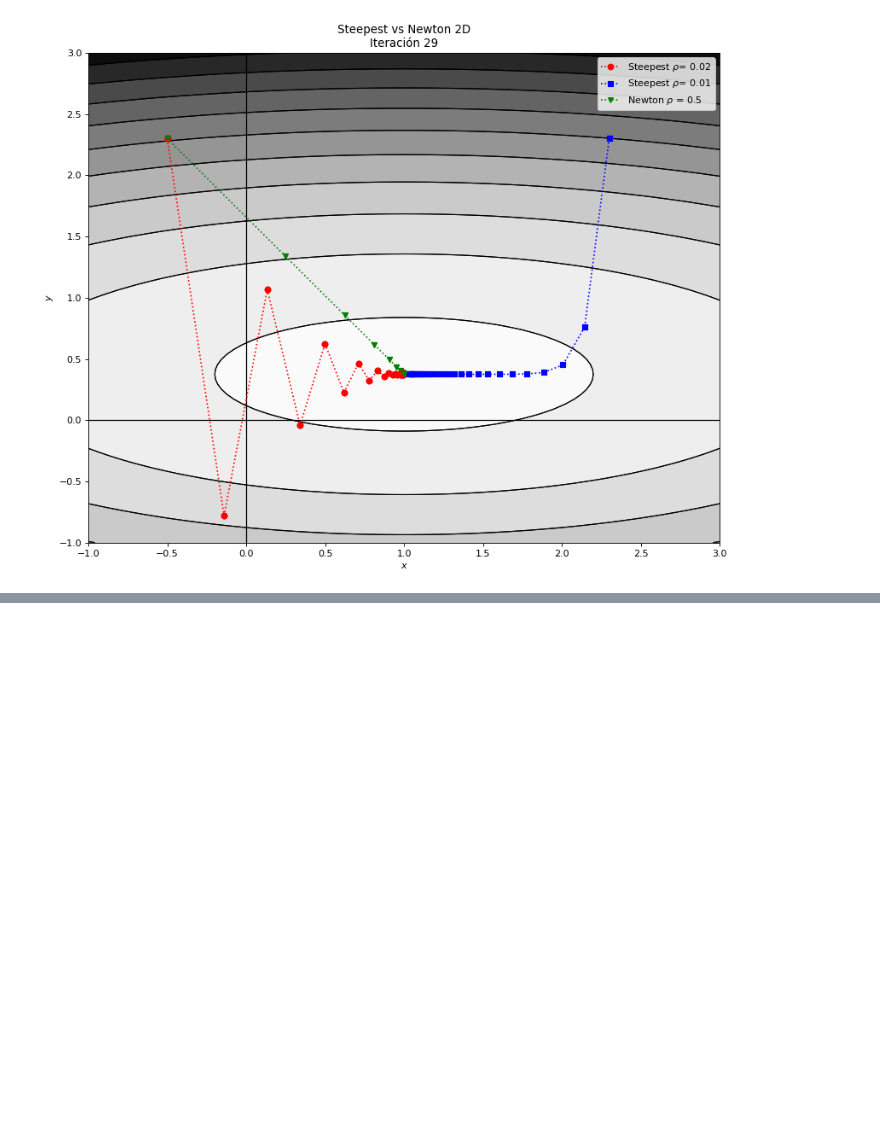
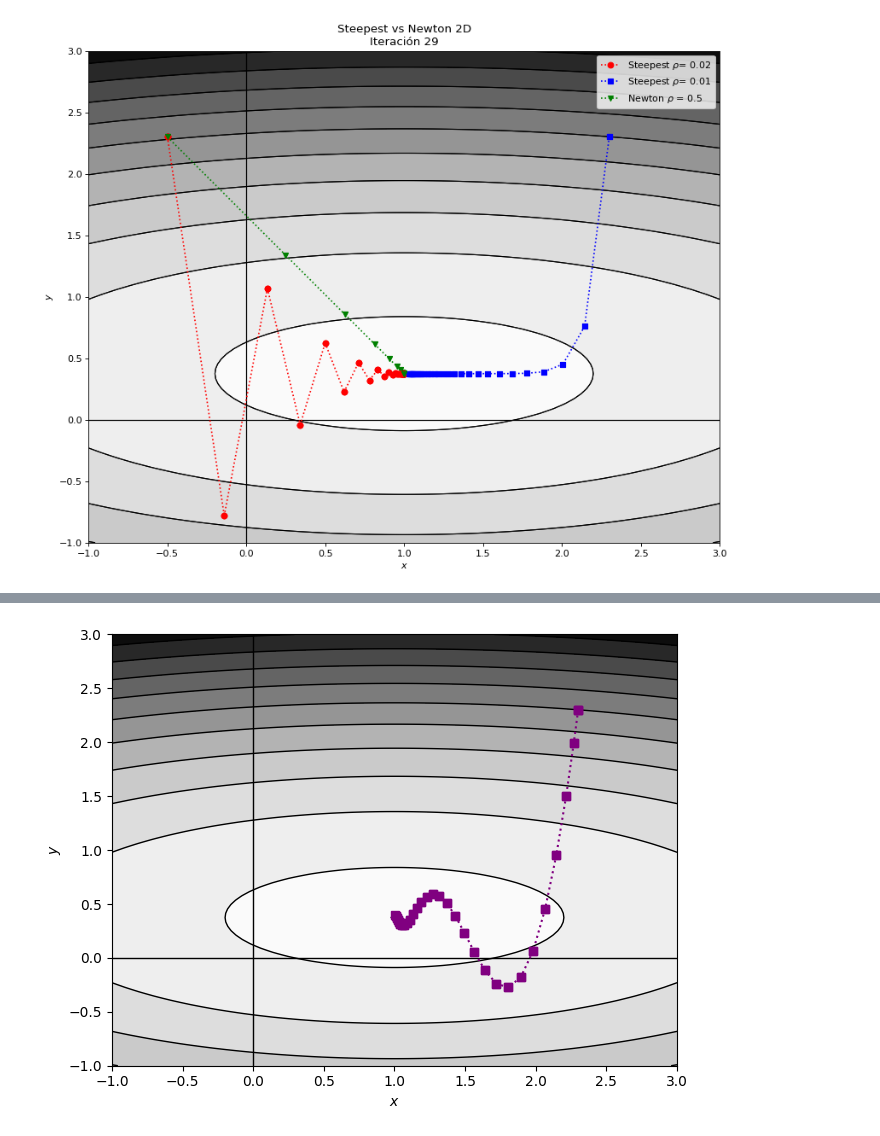
Before and after one commit to milocortes/mod_04_concentracion, a Jupyter notebook: src/notebooks/python/steepest_descent.ipynb, the cells around one changed output, grey strips where cells are left out. Cells and saved outputs as stored; diff of their text form; code cells hidden in the pictures; blank space fills up the shorter version.

Commit message:
actualiza métodos de momentum

```diff
--- a/src/notebooks/python/steepest_descent.ipynb
+++ b/src/notebooks/python/steepest_descent.ipynb
@@ -712,0 +736,42 @@ frame_one.save("2D_steepest_newton.gif", format="GIF", append_images=frames,
+# %%
+plt.contourf(X,Y,Z,10, cmap="Greys")
+plt.contour(X,Y,Z,10, colors='k', linewidths=1)
+plt.plot([0,0],[-1,3],color='k',linewidth=1)
+plt.plot([-1,3],[0,0],color='k',linewidth=1)
+plt.plot(1,0.375,color='k',marker='+')
+
+
+## Utilizamos el método para la función multivariada
+x = xold = 2.3
+y = yold = 2.3
+
+# Tasa de aprendizaje
+rho = 0.002
+
+# Factor de escala (inercia)
+beta = 0.75
+
+# Inicialmente el momentum es igual a 0
+m = np.zeros(2)
+
+# Vector inicial
+X_vec = np.array([x,y])
+
+n = 30
+
+for i in range(n):
+    plt.plot([xold,x],[yold,y], marker='s', linestyle='dotted', color='purple')
+    xold = x
+    yold = y
+
+    # Utilizamos la regla de actualización
+    m = beta*m + gradiente(X_vec)
+    X_vec = X_vec - rho*m
+    x, y = X_vec
+
+plt.xlabel("$x$")
+plt.ylabel("$y$")
+plt.tight_layout(pad=0, w_pad=0, h_pad=0)
+plt.show()
+# %% [output]
+[figure, added]
```
Also changed, not shown: parts of 16 cells of this notebook, 7 other files.
